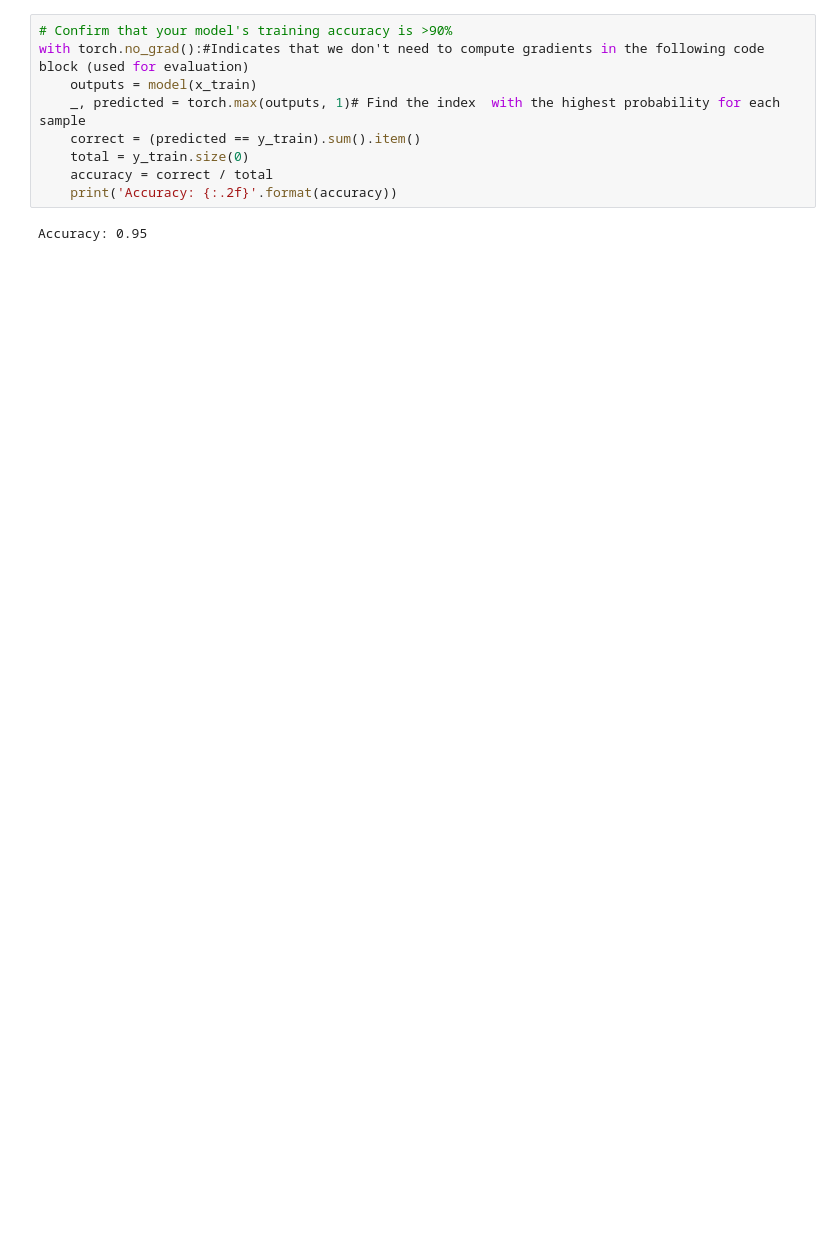
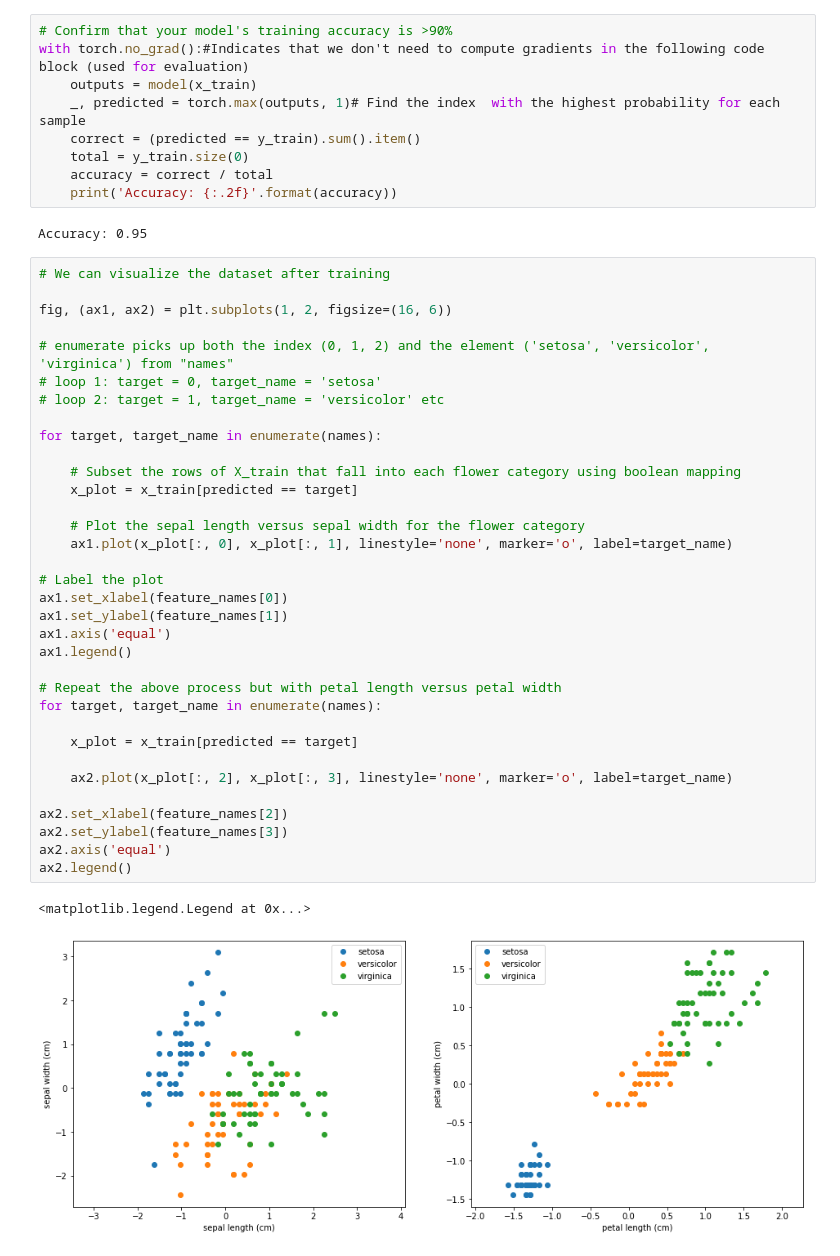
Before and after one commit to XuZhaozhong-1/Machine-Learning, a Jupyter notebook: Lab_427_Zhaozhong_Xu_2.ipynb, the cells around one changed output. Saved outputs shown, nothing was run; the diff lists cells and outputs as text; blank space fills up the shorter version.

```diff
--- a/Lab_427_Zhaozhong_Xu_2.ipynb
+++ b/Lab_427_Zhaozhong_Xu_2.ipynb
@@ -225,3 +218,40 @@ with torch.no_grad():#Indicates that we don't need to compute gradients in the f
     print('Accuracy: {:.2f}'.format(accuracy))
 # %% [output]
 Accuracy: 0.95
+# %%
+# We can visualize the dataset after training
+
+fig, (ax1, ax2) = plt.subplots(1, 2, figsize=(16, 6))
+
+# enumerate picks up both the index (0, 1, 2) and the element ('setosa', 'versicolor', 'virginica') from "names"
+# loop 1: target = 0, target_name = 'setosa'
+# loop 2: target = 1, target_name = 'versicolor' etc
+
+for target, target_name in enumerate(names):
+
+    # Subset the rows of X_train that fall into each flower category using boolean mapping
+    x_plot = x_train[predicted == target]
+
+    # Plot the sepal length versus sepal width for the flower category
+    ax1.plot(x_plot[:, 0], x_plot[:, 1], linestyle='none', marker='o', label=target_name)
+
+# Label the plot
+ax1.set_xlabel(feature_names[0])
+ax1.set_ylabel(feature_names[1])
+ax1.axis('equal')
+ax1.legend()
+
+# Repeat the above process but with petal length versus petal width
+for target, target_name in enumerate(names):
+
+    x_plot = x_train[predicted == target]
+
+    ax2.plot(x_plot[:, 2], x_plot[:, 3], linestyle='none', marker='o', label=target_name)
+
+ax2.set_xlabel(feature_names[2])
+ax2.set_ylabel(feature_names[3])
+ax2.axis('equal')
+ax2.legend()
+# %% [output]
+<matplotlib.legend.Legend at 0x...>
+[figure, added]
```
Also changed, not shown: parts of 5 cells of this notebook.
